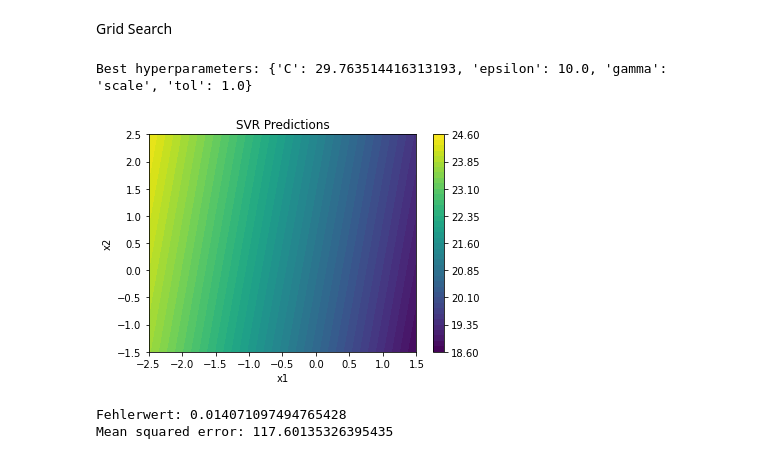
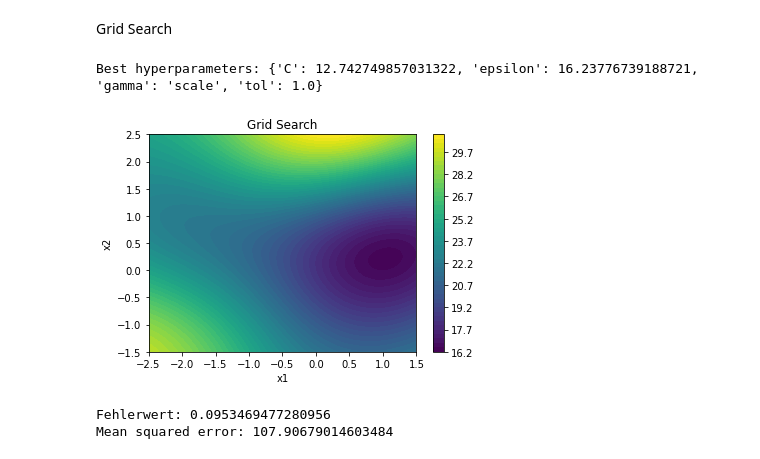
Before and after one commit to denizterzioglu/aotNEWUOA, a Jupyter notebook: Grid_search.ipynb, the cells around one changed output. Cells and saved outputs as stored; diff of their text form; code cells hidden in the pictures.

```diff
--- a/Grid_search.ipynb
+++ b/Grid_search.ipynb
@@ -89,14 +89,14 @@ Grid Search
 
 # Define the parameter grid
 param_grid = {
-    'epsilon': np.logspace(-3, 1, 20),  # Wertebereich von 0.001 bis 10
-    'C': np.logspace(-3, 2, 20),  # Wertebereich von 0.001 bis 100
+    'epsilon': np.logspace(-3, 2, 20),  # Wertebereich von 0.001 bis 10
+    'C': np.logspace(-3, 3, 20),  # Wertebereich von 0.001 bis 100
     'gamma': ['scale', 'auto'],
     'tol': np.logspace(-4, 0, 20)  # Wertebereich von 0.0001 bis 1
 }
 
 # Create the SVR model
-model = SVR(kernel='linear')
+model = SVR(kernel='rbf')
 
 # Perform grid search
 grid_search = GridSearchCV(model, param_grid=param_grid, cv=5, scoring='neg_mean_squared_error',n_jobs=6)
@@ -113,35 +113,35 @@ best_model = grid_search.best_estimator_
 nplot_dim = 200
 lower = [-2.5, -1.5]
 upper = [1.5, 2.5]
 xplot = np.meshgrid(np.linspace(lower[0], upper[0], nplot_dim), np.linspace(lower[1], upper[1], nplot_dim))
 xplot_flat = np.column_stack([xplot[0].ravel(), xplot[1].ravel()])
 yplot = best_model.predict(xplot_flat)
 
 # Plot the SVR predictions
 df = pd.DataFrame({'x.1': xplot[0].ravel(), 'x.2': xplot[1].ravel(), 'y': yplot})
 cmap = cm.viridis
 
 plt.contourf(df['x.1'].values.reshape((nplot_dim, nplot_dim)),
              df['x.2'].values.reshape((nplot_dim, nplot_dim)),
              df['y'].values.reshape((nplot_dim, nplot_dim)),
              levels=50,
              cmap=cmap)
 
 plt.colorbar()
 plt.xlabel('x1')
 plt.ylabel('x2')
-plt.title('SVR Predictions')
+plt.title('Grid Search')
 plt.show()
 
 # Calculate error value
 error = best_model.score(x, y)
 mse = mean_squared_error(y, best_model.predict(x))
 
 
 print("Fehlerwert:", error)
 print("Mean squared error:", mse)
 # %% [output]
-Best hyperparameters: {'C': 29.763514416313193, 'epsilon': 10.0, 'gamma': 'scale', 'tol': 1.0}
+Best hyperparameters: {'C': 12.742749857031322, 'epsilon': 16.23776739188721, 'gamma': 'scale', 'tol': 1.0}
-[figure, old version]
+[figure, new version]
-Fehlerwert: 0.014071097494765428
-Mean squared error: 117.60135326395435
+Fehlerwert: 0.0953469477280956
+Mean squared error: 107.90679014603484
```
Also changed, not shown: 3 other files.
